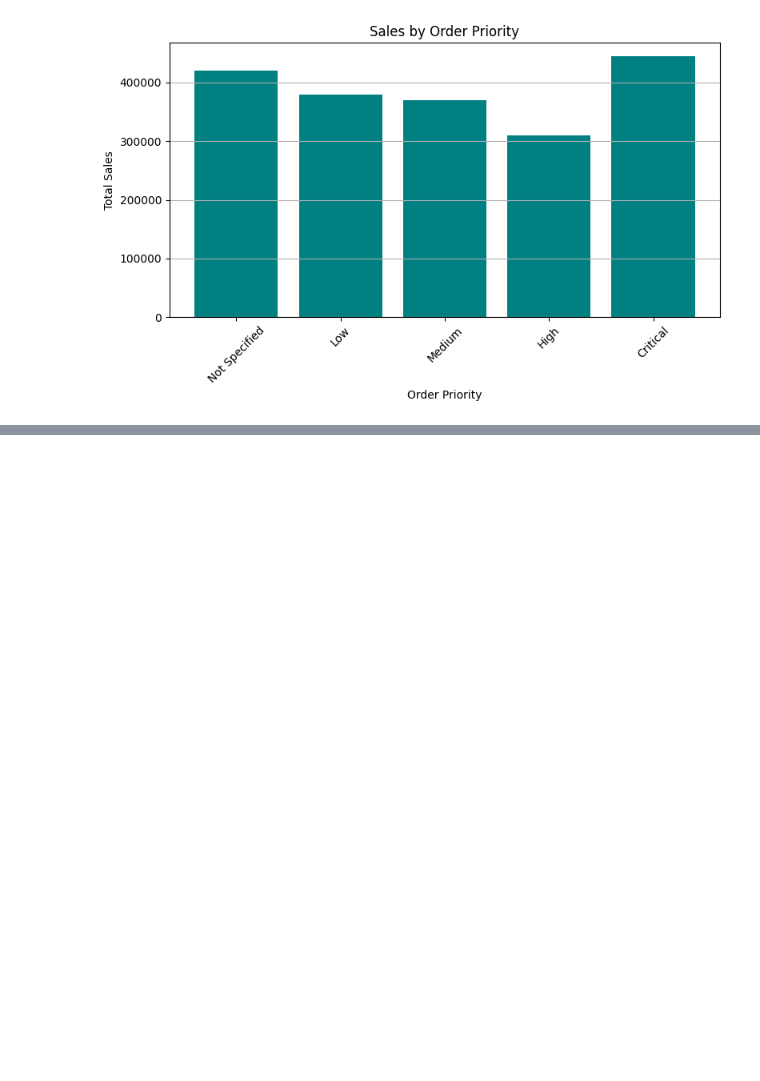
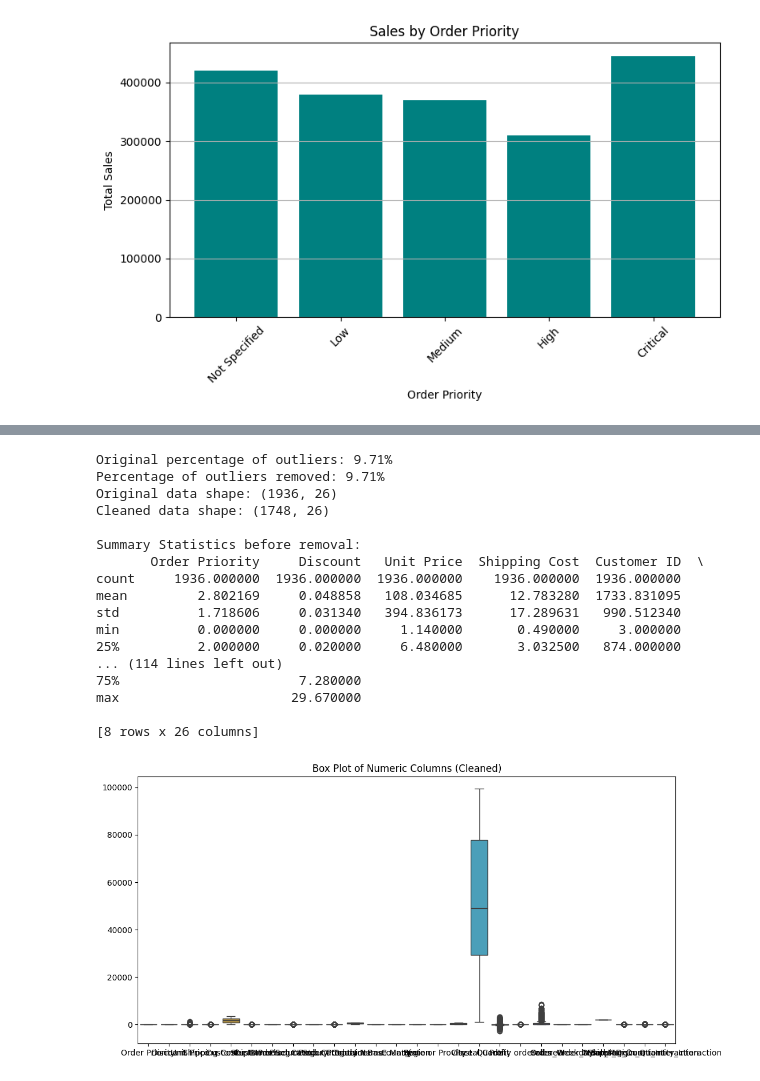
Before and after one commit to AkramMoustafa/AI-Power-Supply-Chain, a Jupyter notebook: AI_Powered_Supply_Chain_project.ipynb, the cells around one changed output, grey strips where cells are left out. Drawn from its saved outputs; the diff is of its cells as text; code cells hidden in the pictures; blank space fills up the shorter version.

```diff
--- a/AI_Powered_Supply_Chain_project.ipynb
+++ b/AI_Powered_Supply_Chain_project.ipynb
@@ -437,0 +384,52 @@ Parameters: { "n_estimators" } are not used.
+# %%
+import numpy as np
+import pandas as pd
+from scipy import stats
+import matplotlib.pyplot as plt
+import seaborn as sns
+
+numeric_columns = data.select_dtypes(include=[np.number]).columns.tolist()
+
+z_scores = np.abs(stats.zscore(data[numeric_columns]))
+outliers = (z_scores > 3).any(axis=1)
+
+original_outlier_percentage = (outliers.sum() / data.shape[0]) * 100
+print(f"Original percentage of outliers: {original_outlier_percentage:.2f}%")
+
+data_cleaned = data[~outliers]
+
+new_outlier_percentage = (outliers.sum() / data.shape[0]) * 100
+print(f"Percentage of outliers removed: {new_outlier_percentage:.2f}%")
+
+print(f"Original data shape: {data.shape}")
+print(f"Cleaned data shape: {data_cleaned.shape}")
+
+print("\nSummary Statistics before removal:")
+print(data.describe())
+
+print("\nSummary Statistics after removal:")
+print(data_cleaned.describe())
+
+plt.figure(figsize=(12, 6))
+sns.boxplot(data=data_cleaned[numeric_columns])
+plt.title('Box Plot of Numeric Columns (Cleaned)')
+plt.show()
+# %% [output]
+Original percentage of outliers: 9.71%
+Percentage of outliers removed: 9.71%
+Original data shape: (1936, 26)
+Cleaned data shape: (1748, 26)
+
+Summary Statistics before removal:
+       Order Priority     Discount   Unit Price  Shipping Cost  Customer ID  \
+count     1936.000000  1936.000000  1936.000000    1936.000000  1936.000000
+mean         2.802169     0.048858   108.034685      12.783280  1733.831095
+std          1.718606     0.031340   394.836173      17.289631   990.512340
+min          0.000000     0.000000     1.140000       0.490000     3.000000
+25%          2.000000     0.020000     6.480000       3.032500   874.000000
+... (114 lines left out)
+75%                       7.280000
+max                      29.670000
+
+[8 rows x 26 columns]
+[figure, added]
```
Also changed, not shown: parts of 20 cells of this notebook, 3 other files.
